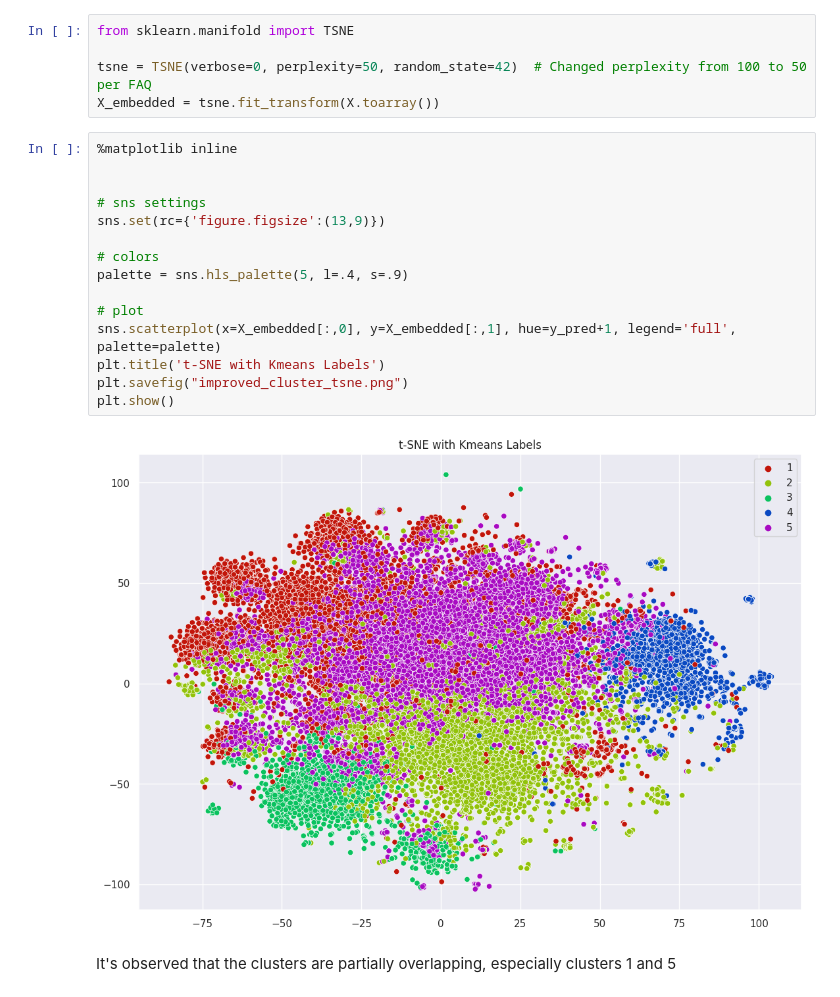
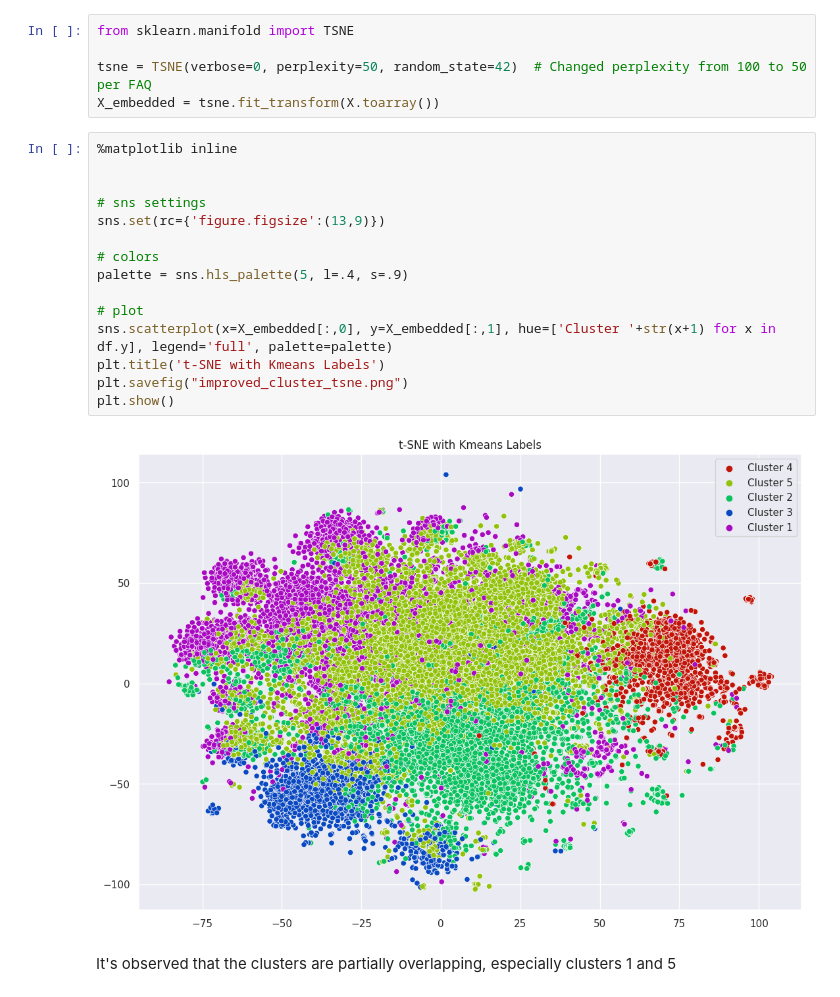
Before and after one commit to matt-anzano/Linkedin-Job-posts-clustering-and-salary-prediction, a Jupyter notebook: hard-and-soft-clustering-of-text-data.ipynb, the cells around one changed output. Drawn from its saved outputs; the diff is of its cells as text.

Commit message:
Kaggle Notebook | Hard and soft clustering of text data | Version 9

```diff
--- a/hard-and-soft-clustering-of-text-data.ipynb
+++ b/hard-and-soft-clustering-of-text-data.ipynb
@@ -195,20 +195,20 @@ X_embedded = tsne.fit_transform(X.toarray())
 # %%
 %matplotlib inline
 
 
 # sns settings
 sns.set(rc={'figure.figsize':(13,9)})
 
 # colors
 palette = sns.hls_palette(5, l=.4, s=.9)
 
 # plot
-sns.scatterplot(x=X_embedded[:,0], y=X_embedded[:,1], hue=y_pred+1, legend='full', palette=palette)
+sns.scatterplot(x=X_embedded[:,0], y=X_embedded[:,1], hue=['Cluster '+str(x+1) for x in df.y], legend='full', palette=palette)
 plt.title('t-SNE with Kmeans Labels')
 plt.savefig("improved_cluster_tsne.png")
 plt.show()
 # %% [output]
-[figure, old version]
+[figure, new version]
 # %% [markdown]
 It's observed that the clusters are partially overlapping, especially clusters 1 and 5
 # %% [markdown]
```
Also changed, not shown: parts of 2 cells of this notebook.
